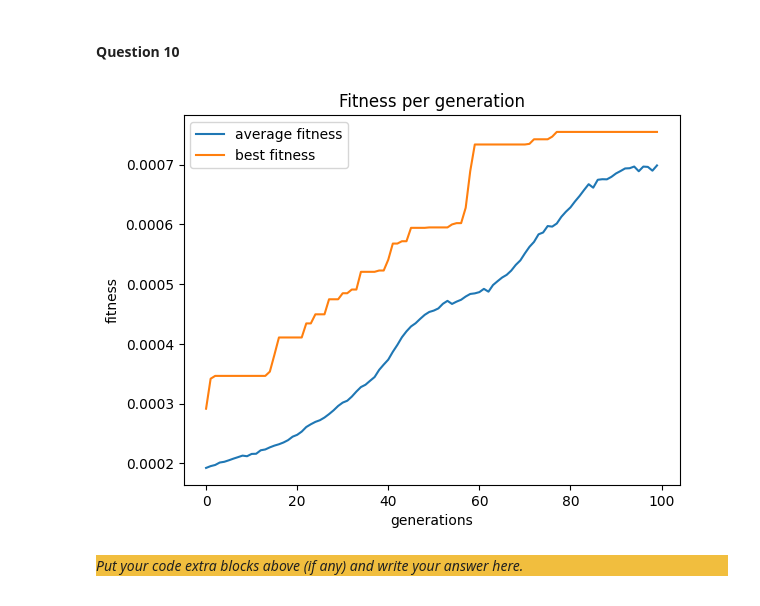
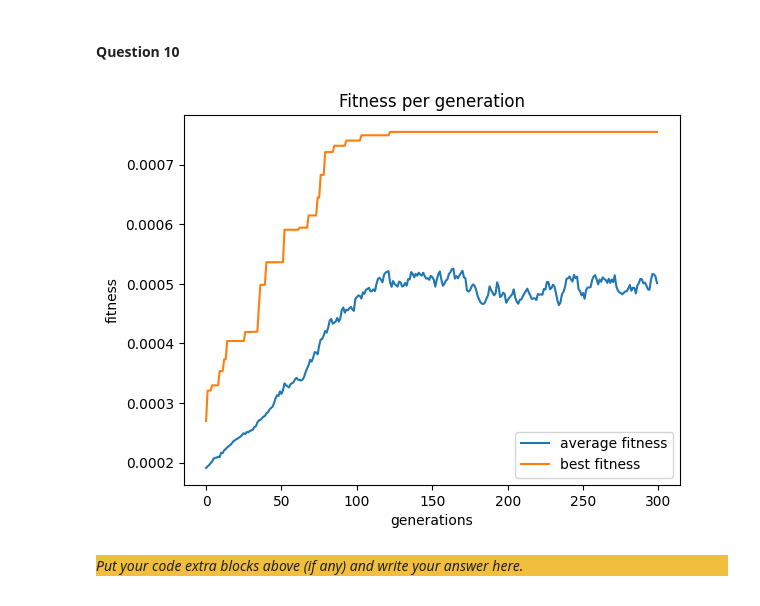
Before and after one commit to CtrlandAlt/IC_Project2, a Jupyter notebook: src/Main.ipynb, the cells around one changed output. Cells and saved outputs as stored; diff of their text form; code cells hidden in the pictures.

```diff
--- a/src/Main.ipynb
+++ b/src/Main.ipynb
@@ -70,6 +70,8 @@ class GeneticAlgorithm:
     def __init__(self, generations, pop_size):
         self.generations = generations
         self.pop_size = pop_size
+        self.avg_fitness_per_gen = []
+        self.top_fitness_per_gen = []
     """
     This method should solve the TSP.
     @param tsp_data: the data describing the problem.
@@ -84,8 +86,6 @@ class GeneticAlgorithm:
             randomized = random.sample(ordered, n_prod)
             population.append(Chromosome(randomized))
         #containers for plotting
-        avg_fitness_per_gen = []
-        top_fitness_per_gen = []
         top_fitness_in_gen = 0
         # main evolution loop
         for i in range(self.generations):
@@ -127,8 +127,8 @@ class GeneticAlgorithm:
                 new_population.append(c1)
                 new_population.append(c2)
 
-            avg_fitness_per_gen.append(total_fitness/self.pop_size)
-            top_fitness_per_gen.append(top_fitness_in_gen)
+            self.avg_fitness_per_gen.append(total_fitness/self.pop_size)
+            self.top_fitness_per_gen.append(top_fitness_in_gen)
 
             population = new_population
 
@@ -140,15 +140,6 @@ class GeneticAlgorithm:
                 top_fitness = fitness
                 best_chromosome = chromosome
 
-
-
-        plt.plot(avg_fitness_per_gen, label="average fitness")
-        plt.plot(top_fitness_per_gen, label="best fitness")
-        plt.title("Fitness per generation")
-        plt.legend()
-        plt.xlabel("generations")
-        plt.ylabel("fitness")
-        plt.show()
 
         return best_chromosome.genes
 
@@ -186,7 +177,7 @@ class GeneticAlgorithm:
     @param p: probability of mutating a gene.
     @return the (un-)mutated chromosome.
     """
-    def mutation(self, individual, p=0.001):
+    def mutation(self, individual, p=0.01):
         genes = individual.genes
 
         for i in range(len(genes)):
@@ -201,6 +192,15 @@ class GeneticAlgorithm:
                 genes[k2] = temp
 
         return individual
+
+    def plotFitness(self):
+        plt.plot(self.avg_fitness_per_gen, label="average fitness")
+        plt.plot(self.top_fitness_per_gen, label="best fitness")
+        plt.title("Fitness per generation")
+        plt.legend()
+        plt.xlabel("generations")
+        plt.ylabel("fitness")
+        plt.show()
 
 class Chromosome:
     """
@@ -257,18 +257,20 @@ We are not using elitism. However we will take some best performing individuals
 # %%
 # Please keep your parameters for the Genetic Algorithm easily changeable here
 population_size = 400
-generations = 100
+generations = 300
 persist_file = "./../data/optimal_tsp"
 
 # Setup optimization
 tsp_data = TSPData.read_from_file(persist_file)
 ga = GeneticAlgorithm(generations, population_size)
 
 # Run optimzation and write to file
 solution = ga.solve_tsp(tsp_data)
 tsp_data.write_action_file(solution, "./../data/tsp_solution.txt")
+
+ga.plotFitness()
 # %% [output]
-[figure, old version]
+[figure, new version]
 # %% [markdown]
 <div style="background-color:#f1be3e">
 
```
Also changed, not shown: parts of 2 cells of this notebook, 2 other files.
